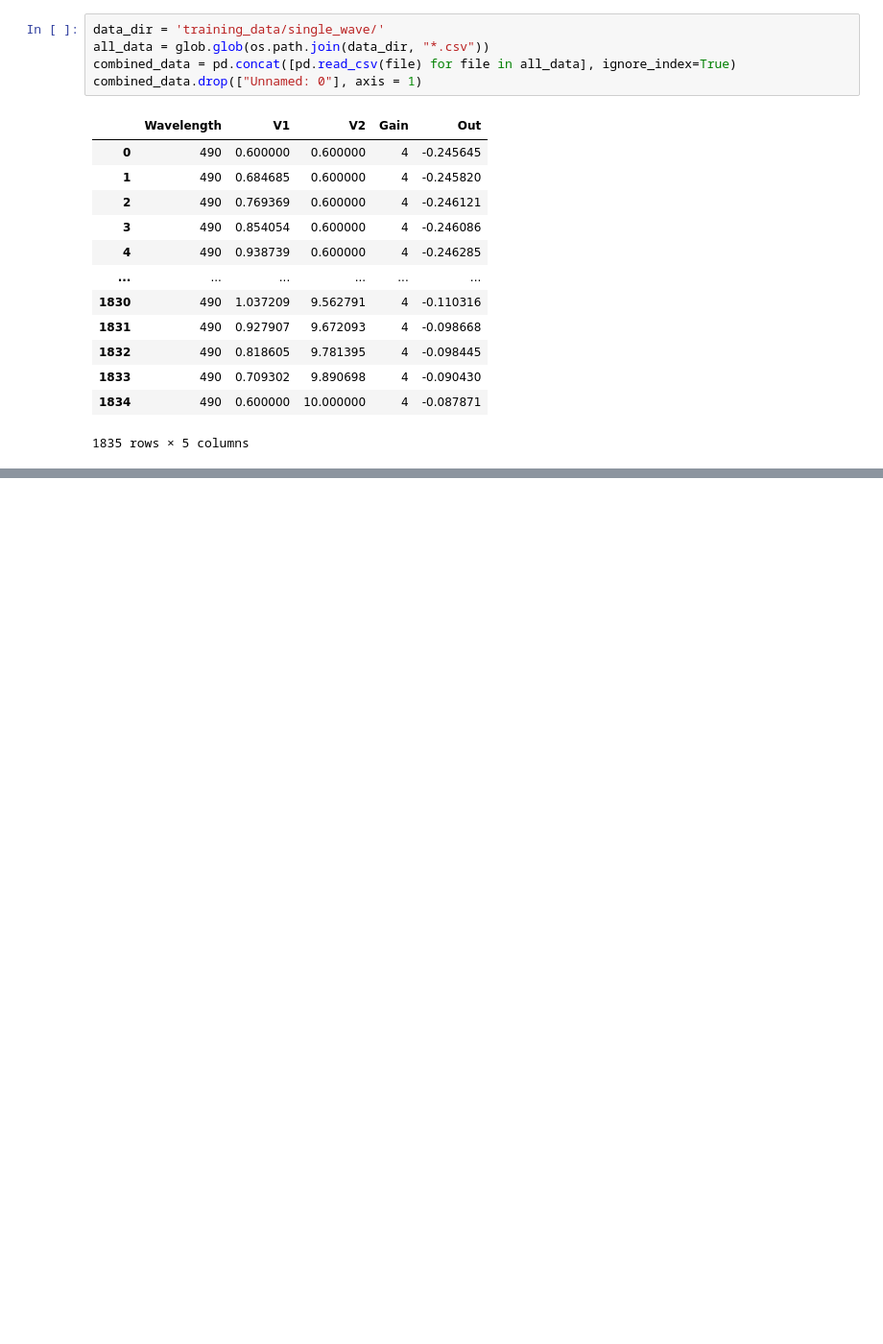
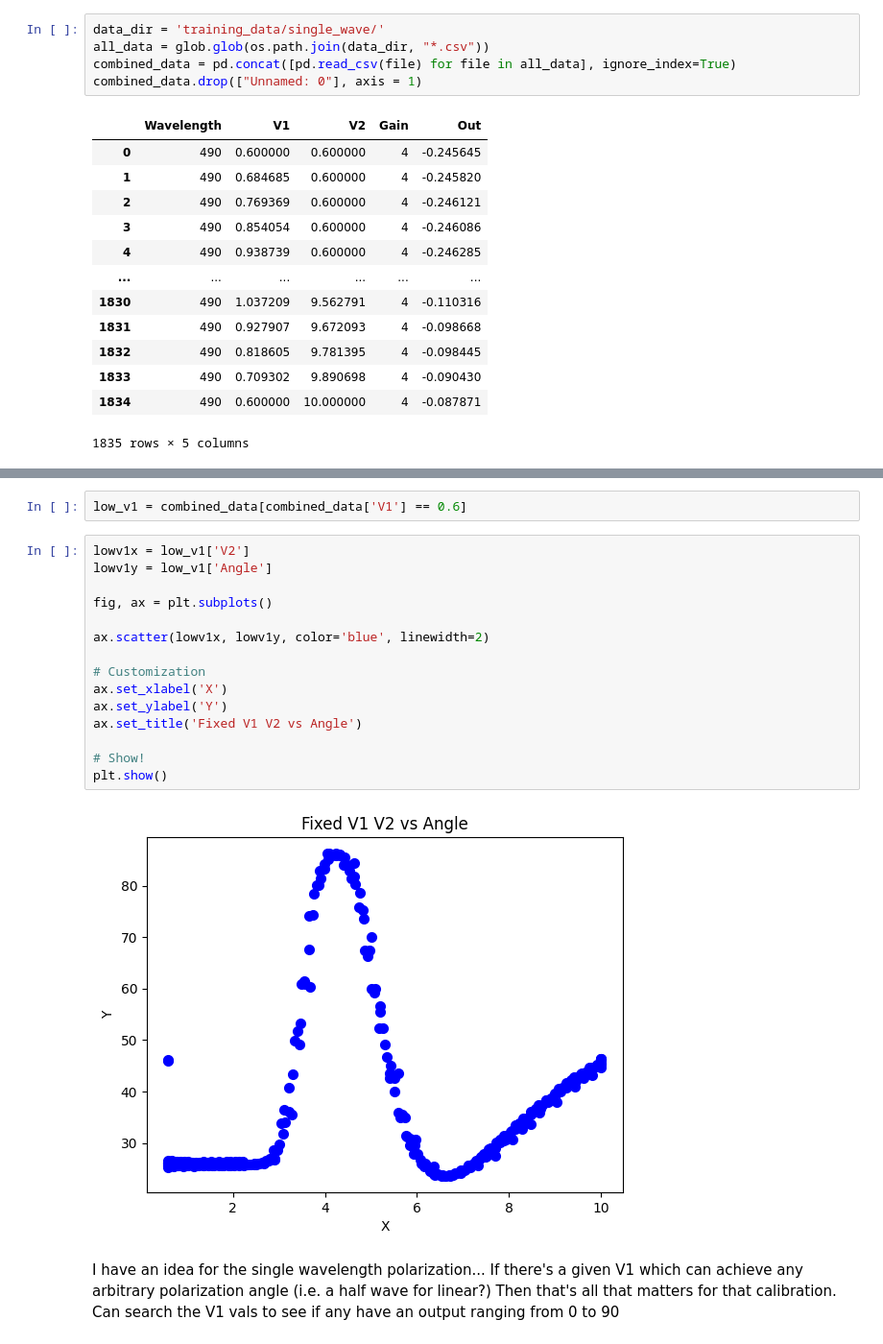
Before and after one commit to ubsuny/ML_LCVR-CP2P2024, a Jupyter notebook: single_wave_fit.ipynb, the cells around one changed output, grey strips where cells are left out. Shown: that part at 96% size. Saved outputs shown, nothing was run; the diff lists cells and outputs as text; blank space fills up the shorter version.

```diff
--- a/single_wave_fit.ipynb
+++ b/single_wave_fit.ipynb
@@ -33,0 +148,21 @@ z = combined_data['']
+# %%
+low_v1 = combined_data[combined_data['V1'] == 0.6]
+# %%
+lowv1x = low_v1['V2']
+lowv1y = low_v1['Angle']
+
+fig, ax = plt.subplots()
+
+ax.scatter(lowv1x, lowv1y, color='blue', linewidth=2)
+
+# Customization
+ax.set_xlabel('X')
+ax.set_ylabel('Y')
+ax.set_title('Fixed V1 V2 vs Angle')
+
+# Show!
+plt.show()
+# %% [output]
+[figure, added]
+# %% [markdown]
+I have an idea for the single wavelength polarization... If there's a given V1 which can achieve any arbitrary polarization angle (i.e. a half wave for linear?) Then that's all that matters for that calibration. Can search the V1 vals to see if any have an output ranging from 0 to 90
```
Also changed, not shown: parts of 18 cells of this notebook.
